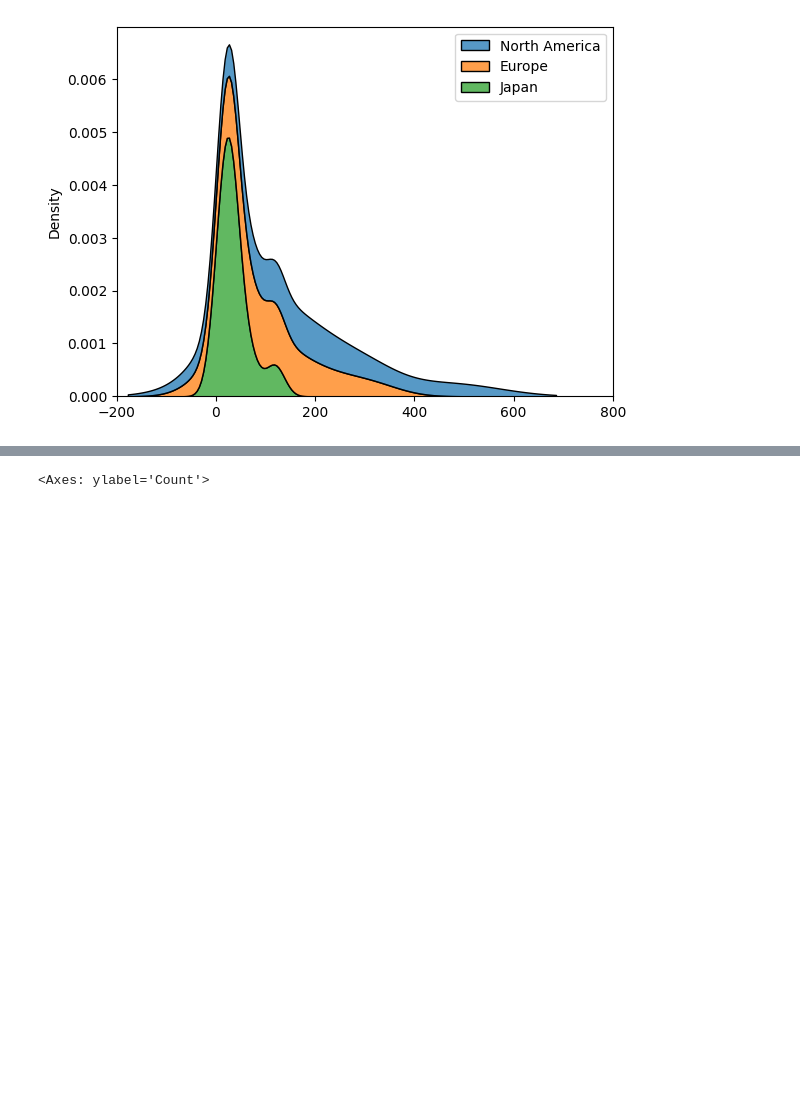
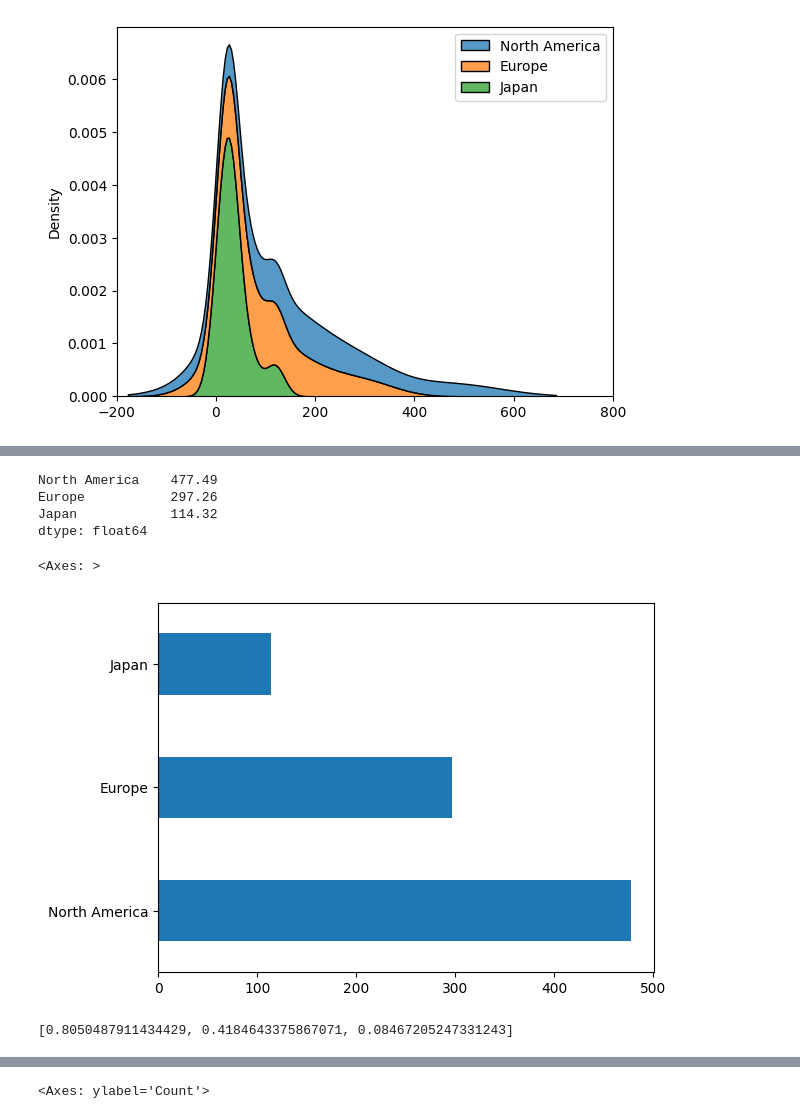
Before and after one commit to tangiambe/Data_Analytics_Project, a Jupyter notebook: genre_country_sales.ipynb, the cells around one changed output, grey strips where cells are left out. Saved outputs shown, nothing was run; the diff lists cells and outputs as text; code cells hidden in the pictures; blank space fills up the shorter version.

Commit message:
added range and variance

```diff
--- a/genre_country_sales.ipynb
+++ b/genre_country_sales.ipynb
@@ -98 +91,39 @@ genreSales.plot(kind='bar')
 [figure]
+# %%
+# SALES RANGE FOR EACH COUNTRY
+
+'''
+This kernal calculates the range of sales for each country.
+'''
+
+# genreSales.max()
+# North America    503.47
+# Europe           316.88
+# Japan            118.62
+
+# genreSales.min()
+# North America    25.98
+# Europe           19.62
+# Japan             4.30
+
+gcsRange = genreSales.max() - genreSales.min()
+gcsRange
+# %% [output]
+North America    477.49
+Europe           297.26
+Japan            114.32
+dtype: float64
+# %%
+gcsRange.plot(kind='barh')
+# %% [output]
+<Axes: >
+[figure, added]
+# %%
+naV = statistics.variance(gcs['North America'])
+eV = statistics.variance(gcs['Europe'])
+jV = statistics.variance(gcs['Japan'])
+
+gcsVariance = [naV, eV, jV]
+gcsVariance
+# %% [output]
+[0.8050487911434429, 0.4184643375867071, 0.08467205247331243]
```
Also changed, not shown: parts of 6 cells of this notebook.
